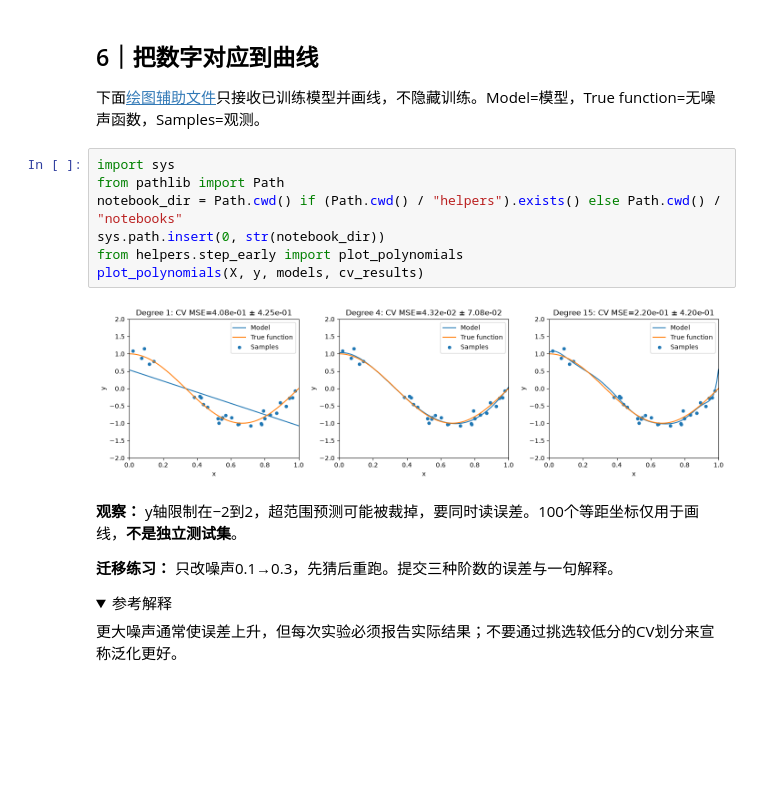
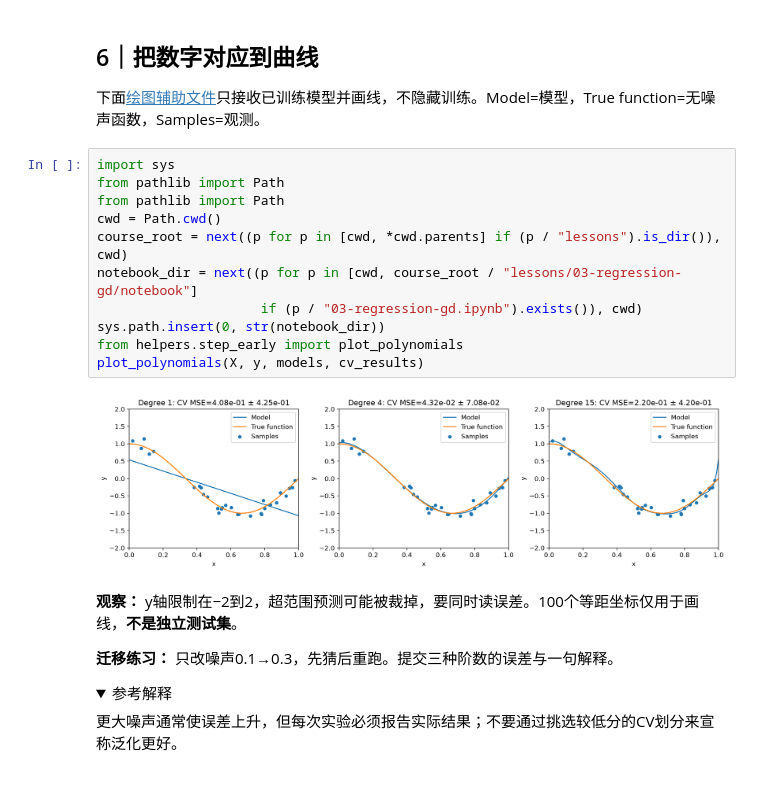
Before and after one commit to DaSE-ML/Course-2026Fall, a Jupyter notebook: ml-2026/lessons/03-regression-gd/notebook/03-regression-gd.ipynb, the cells around one changed output. Drawn from its saved outputs; the diff is of its cells as text; folded sections open; blank space fills up the shorter version.

```diff
--- a/ml-2026/lessons/03-regression-gd/notebook/03-regression-gd.ipynb
+++ b/ml-2026/lessons/03-regression-gd/notebook/03-regression-gd.ipynb
@@ -172,12 +191,16 @@ for degree in degrees:
 # %%
 import sys
 from pathlib import Path
-notebook_dir = Path.cwd() if (Path.cwd() / "helpers").exists() else Path.cwd() / "notebooks"
+from pathlib import Path
+cwd = Path.cwd()
+course_root = next((p for p in [cwd, *cwd.parents] if (p / "lessons").is_dir()), cwd)
+notebook_dir = next((p for p in [cwd, course_root / "lessons/03-regression-gd/notebook"]
+                     if (p / "03-regression-gd.ipynb").exists()), cwd)
 sys.path.insert(0, str(notebook_dir))
 from helpers.step_early import plot_polynomials
 plot_polynomials(X, y, models, cv_results)
 # %% [output]
-[figure, old version]
+[figure, new version]
 # %% [markdown]
 <strong>观察：</strong> y轴限制在−2到2，超范围预测可能被裁掉，要同时读误差。100个等距坐标仅用于画线，**不是独立测试集**。
 
```
Also changed, not shown: parts of 7 cells of this notebook, 45 other files.
